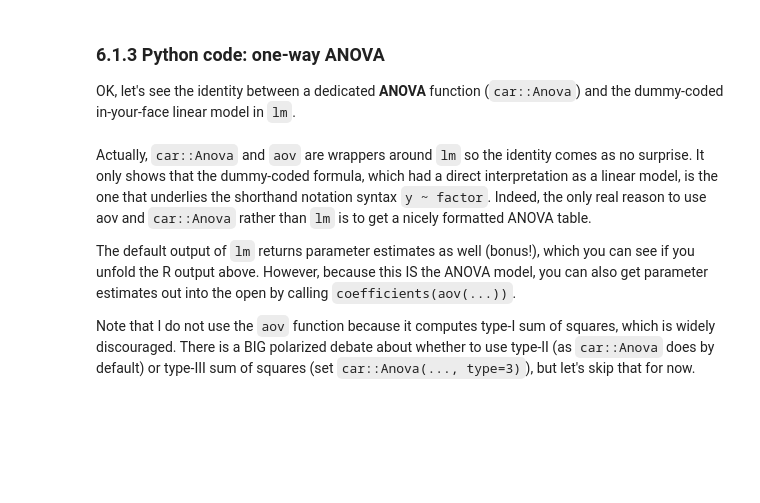
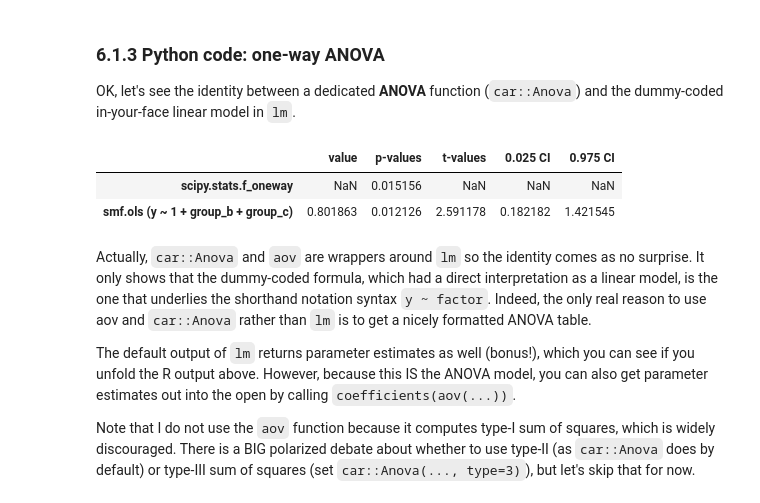
Before and after one commit to eigenfoo/tests-as-linear, a Jupyter notebook: tests-as-linear.ipynb, the cells around one changed output. Saved outputs shown, nothing was run; the diff lists cells and outputs as text; code cells hidden in the pictures; blank space fills up the shorter version.

```diff
--- a/tests-as-linear.ipynb
+++ b/tests-as-linear.ipynb
@@ -429,6 +427,22 @@ With group a's intercept omni-present, see how exactly one other parameter is ad
 ### 6.1.3 Python code: one-way ANOVA
 
 OK, let's see the identity between a dedicated **ANOVA** function (`car::Anova`) and the dummy-coded in-your-face linear model in `lm`.
+# %%
+F, p = scipy.stats.f_oneway(df[df["group"] == "a"].y,
+                            df[df["group"] == "b"].y,
+                            df[df["group"] == "c"].y)
+
+res = smf.ols("y ~ 1 + group_b + group_c", df).fit()
+# %%
+# FIXME what to tabulate here?
+utils.tabulate_results([None, p, None, None, None],
+                       res,
+                       ["scipy.stats.f_oneway", "smf.ols (y ~ 1 + group_b + group_c)"],
+                       coeff="group_b")
+# %% [output]
+|  | value | p-values | t-values | 0.025 CI | 0.975 CI |
+| scipy.stats.f_oneway | NaN | 0.015156 | NaN | NaN | NaN |
+| smf.ols (y ~ 1 + group_b + group_c) | 0.801863 | 0.012126 | 2.591178 | 0.182182 | 1.421545 |
 # %% [markdown]
 Actually, `car::Anova` and `aov` are wrappers around `lm` so the identity comes as no surprise. It only shows that the dummy-coded formula, which had a direct interpretation as a linear model, is the one that underlies the shorthand notation syntax `y ~ factor`. Indeed, the only real reason to use aov and `car::Anova` rather than `lm` is to get a nicely formatted ANOVA table.
 
```
Also changed, not shown: parts of 9 cells of this notebook, 7 other files.
